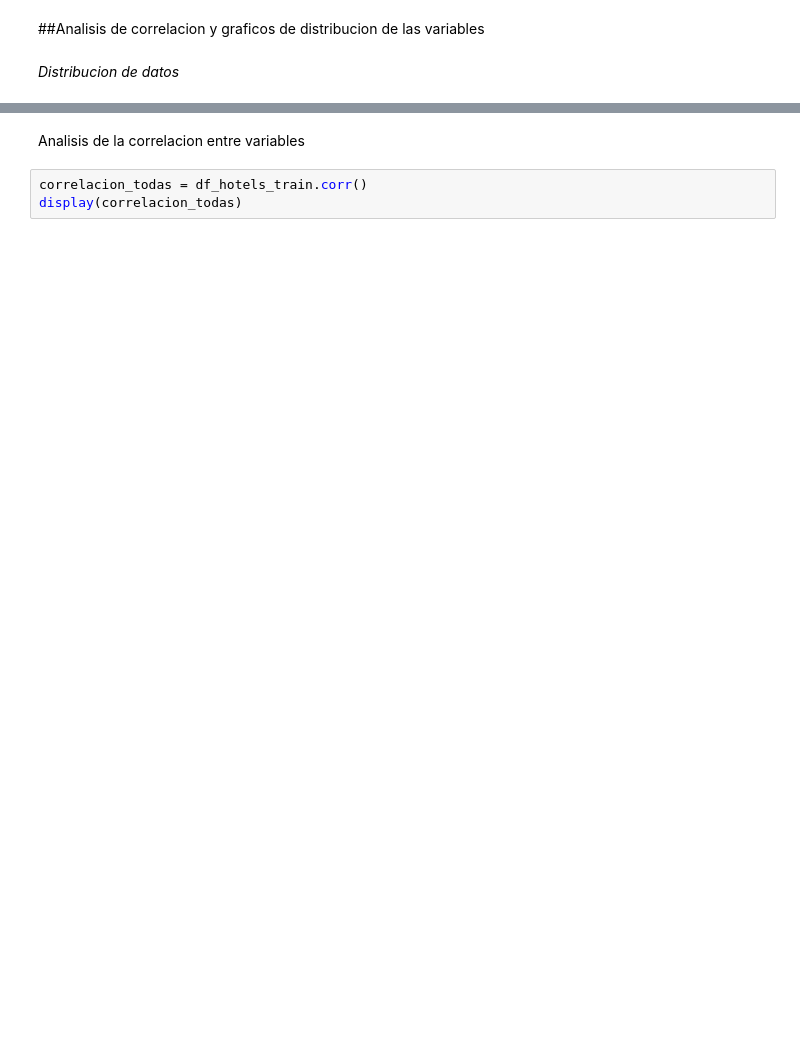
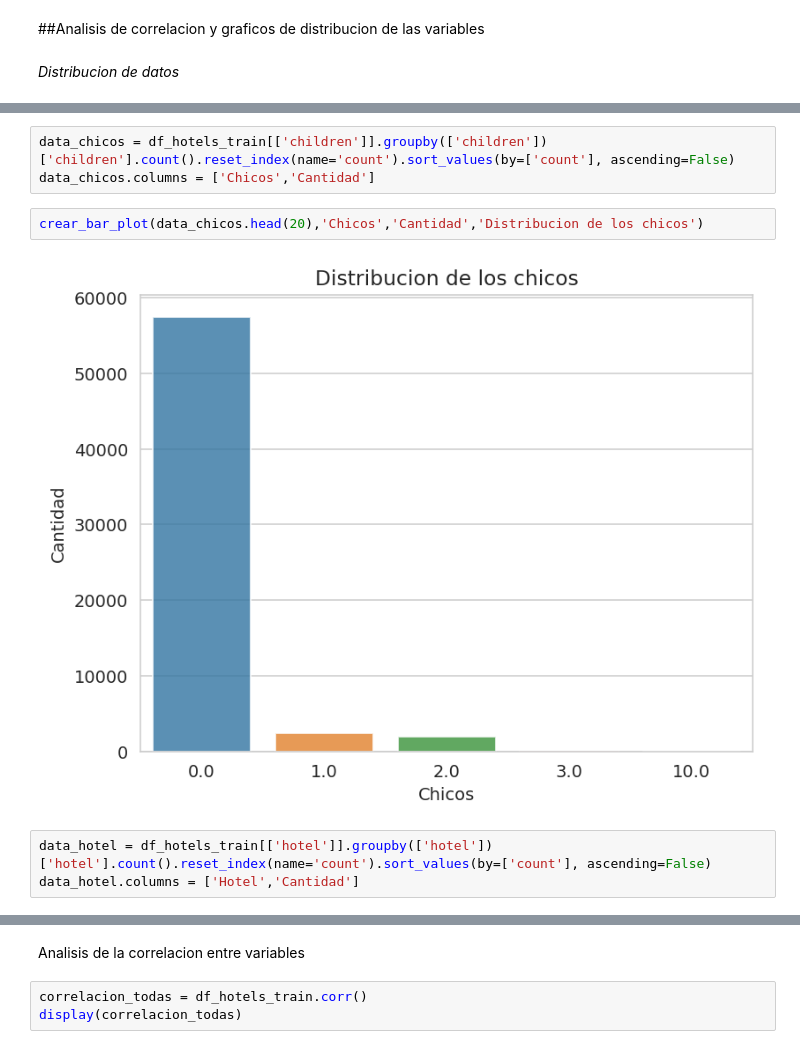
Before and after one commit to franciscoL0pez/TrabajosPracticosOrganizacionDeDatos1C2023, a Jupyter notebook: Tp_1.ipynb, the cells around one changed output, grey strips where cells are left out. Drawn from its saved outputs; the diff is of its cells as text; blank space fills up the shorter version.

```diff
--- a/Tp_1.ipynb
+++ b/Tp_1.ipynb
@@ -186,0 +263,10 @@ graf_de_agent.plot(kind='bar')
+# %%
+data_chicos = df_hotels_train[['children']].groupby(['children'])['children'].count().reset_index(name='count').sort_values(by=['count'], ascending=False)
+data_chicos.columns = ['Chicos','Cantidad']
+# %%
+crear_bar_plot(data_chicos.head(20),'Chicos','Cantidad','Distribucion de los chicos')
+# %% [output]
+[figure, added]
+# %%
+data_hotel = df_hotels_train[['hotel']].groupby(['hotel'])['hotel'].count().reset_index(name='count').sort_values(by=['count'], ascending=False)
+data_hotel.columns = ['Hotel','Cantidad']
```
Also changed, not shown: parts of 43 cells of this notebook.
